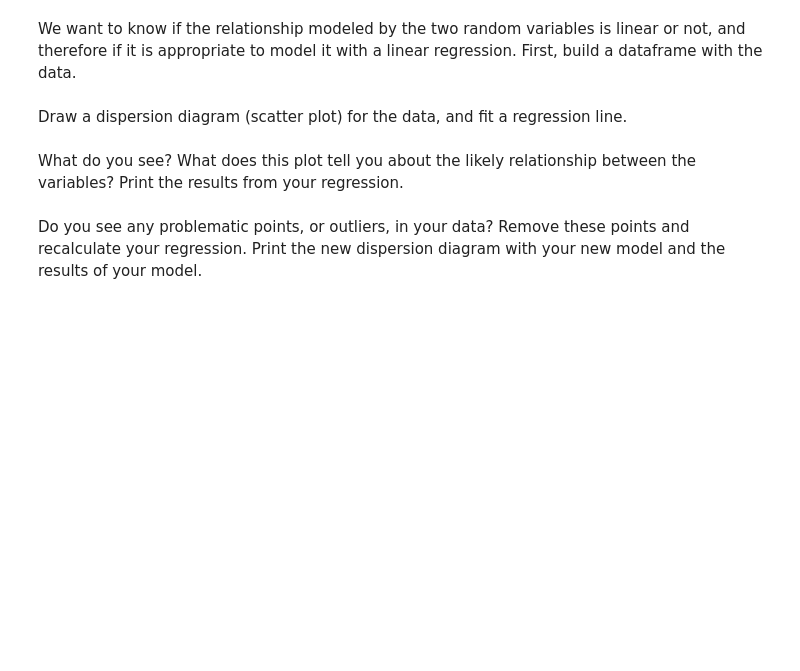
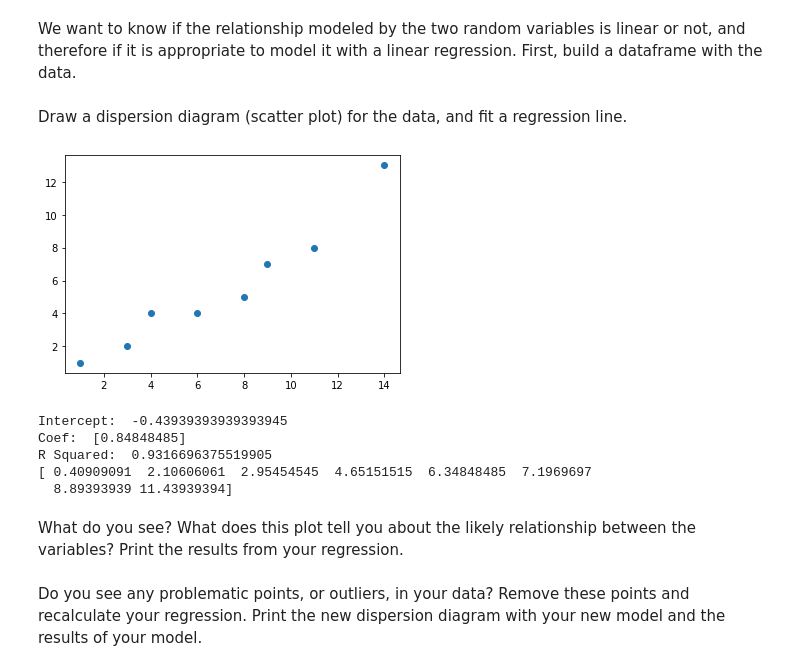
Before and after one commit to ta-data-lis/lab-regression-analysis, a Jupyter notebook: your-code/challenge1.ipynb, the cells around one changed output. Saved outputs shown, nothing was run; the diff lists cells and outputs as text; code cells hidden in the pictures; blank space fills up the shorter version.

```diff
--- a/your-code/challenge1.ipynb
+++ b/your-code/challenge1.ipynb
@@ -100,2 +227,5 @@ First, build a dataframe with the data.
+# %%
+# Your code here.
+error_data = pd.DataFrame({'X': [1,3,4,6,8,9,11,14], 'Y': [1,2,4,4,5,7,8,13]})
 # %% [markdown]
 Draw a dispersion diagram (scatter plot) for the data, and fit a regression line.
@@ -104,2 +232,32 @@ Draw a dispersion diagram (scatter plot) for the data, and fit a regression line
+# %%
+# Your code here.
+from numpy.polynomial.polynomial import polyfit
+import matplotlib.pyplot as plt
+
+plt.scatter(x = 'X', y = 'Y', data = error_data, alpha = 1)
+plt.show()
+# %% [output]
+[figure, added]
+# %%
+lm = linear_model.LinearRegression()
+
+x = error_data[['X']]
+y = error_data['Y']
+
+model = lm.fit(x,y)
+
+predictions = lm.predict(x)
+
+print("Intercept: ", lm.intercept_)
+print("Coef: ", lm.coef_)
+print("R Squared: ", lm.score(x,y))
+
+print(predictions)
+# %% [output]
+Intercept:  -0.43939393939393945
+Coef:  [0.84848485]
+R Squared:  0.9316696375519905
+[ 0.40909091  2.10606061  2.95454545  4.65151515  6.34848485  7.1969697
+  8.89393939 11.43939394]
 # %% [markdown]
 What do you see? What does this plot tell you about the likely relationship between the variables? Print the results from your regression.
```
Also changed, not shown: parts of 33 cells of this notebook, 1 other file.
